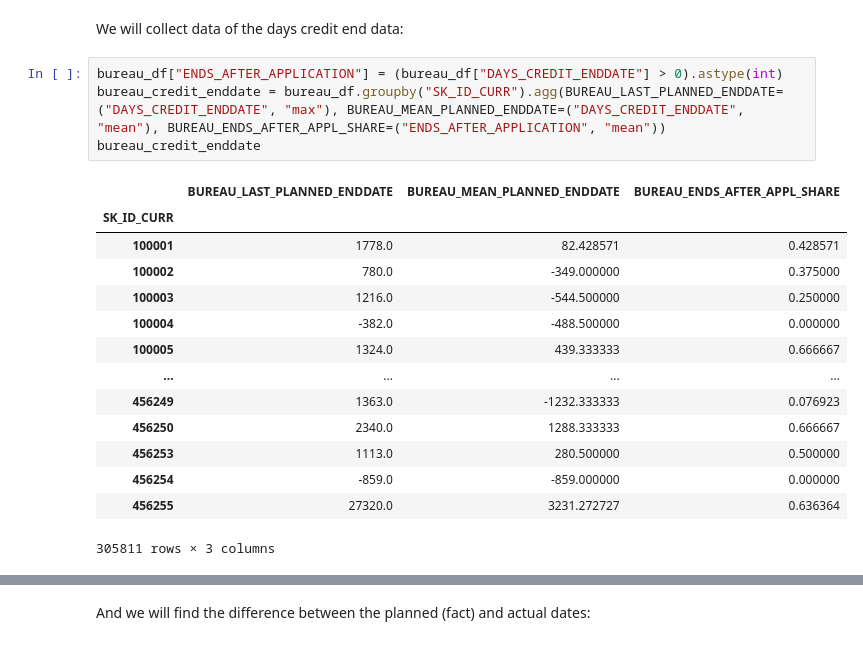
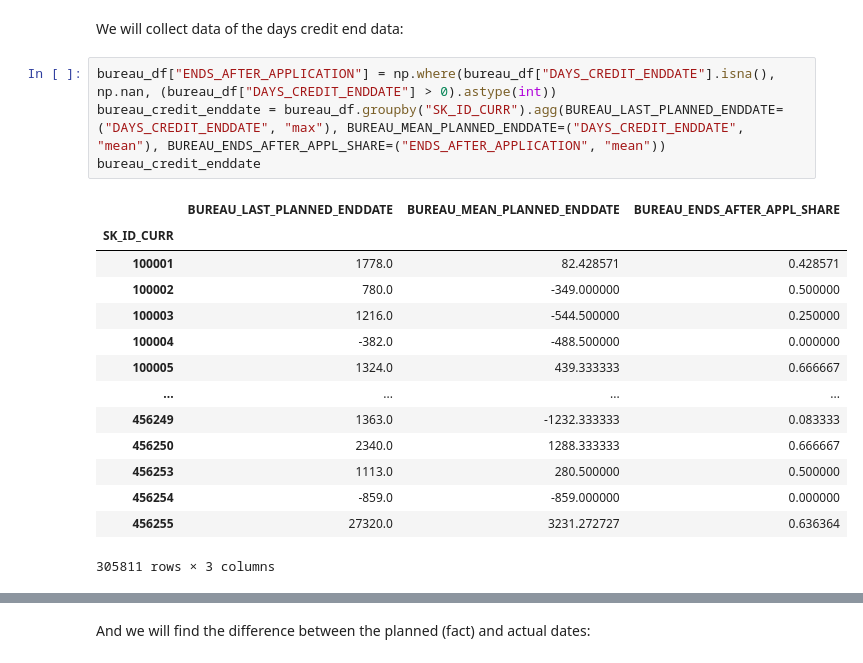
Before and after one commit to USL99/home-credit-default-risk, a Jupyter notebook: notebooks/03_feature_engineering.ipynb, the cells around one changed output, grey strips where cells are left out. Cells and saved outputs as stored; diff of their text form.

```diff
--- a/notebooks/03_feature_engineering.ipynb
+++ b/notebooks/03_feature_engineering.ipynb
@@ -353,19 +353,19 @@ bureau_prolong
 # %% [markdown]
 We will collect data of the days credit end data:
 # %%
-bureau_df["ENDS_AFTER_APPLICATION"] = (bureau_df["DAYS_CREDIT_ENDDATE"] > 0).astype(int)
+bureau_df["ENDS_AFTER_APPLICATION"] = np.where(bureau_df["DAYS_CREDIT_ENDDATE"].isna(), np.nan, (bureau_df["DAYS_CREDIT_ENDDATE"] > 0).astype(int))
 bureau_credit_enddate = bureau_df.groupby("SK_ID_CURR").agg(BUREAU_LAST_PLANNED_ENDDATE=("DAYS_CREDIT_ENDDATE", "max"), BUREAU_MEAN_PLANNED_ENDDATE=("DAYS_CREDIT_ENDDATE", "mean"), BUREAU_ENDS_AFTER_APPL_SHARE=("ENDS_AFTER_APPLICATION", "mean"))
 bureau_credit_enddate
 # %% [output]
 |  | BUREAU_LAST_PLANNED_ENDDATE | BUREAU_MEAN_PLANNED_ENDDATE | BUREAU_ENDS_AFTER_APPL_SHARE |
 | SK_ID_CURR |  |  |  |
 | 100001 | 1778.0 | 82.428571 | 0.428571 |
-| 100002 | 780.0 | -349.000000 | 0.375000 |
+| 100002 | 780.0 | -349.000000 | 0.500000 |
 | 100003 | 1216.0 | -544.500000 | 0.250000 |
 | 100004 | -382.0 | -488.500000 | 0.000000 |
 | 100005 | 1324.0 | 439.333333 | 0.666667 |
 | ... | ... | ... | ... |
-| 456249 | 1363.0 | -1232.333333 | 0.076923 |
+| 456249 | 1363.0 | -1232.333333 | 0.083333 |
 | 456250 | 2340.0 | 1288.333333 | 0.666667 |
 | 456253 | 1113.0 | 280.500000 | 0.500000 |
 | 456254 | -859.0 | -859.000000 | 0.000000 |
```
Also changed, not shown: parts of 15 cells of this notebook.
